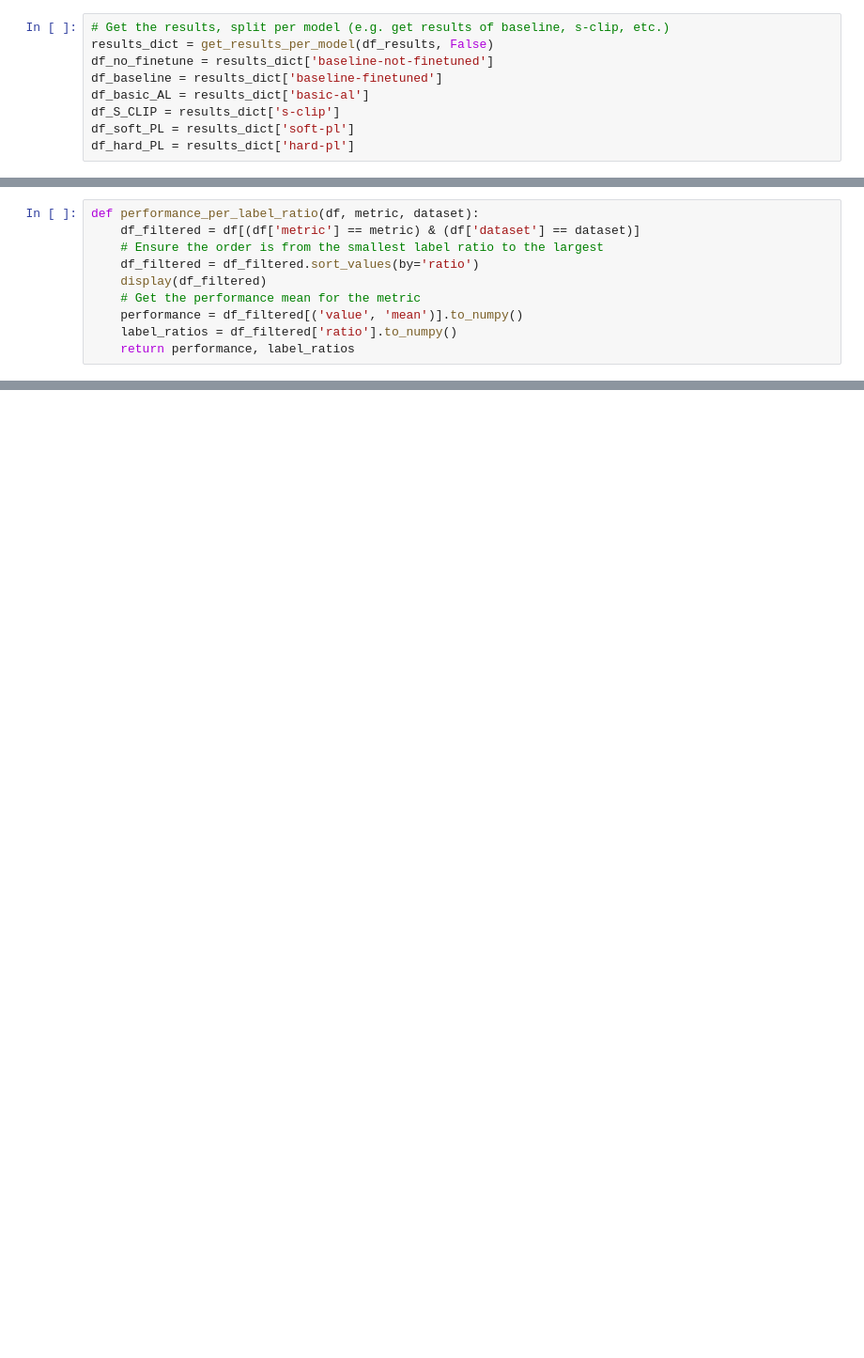
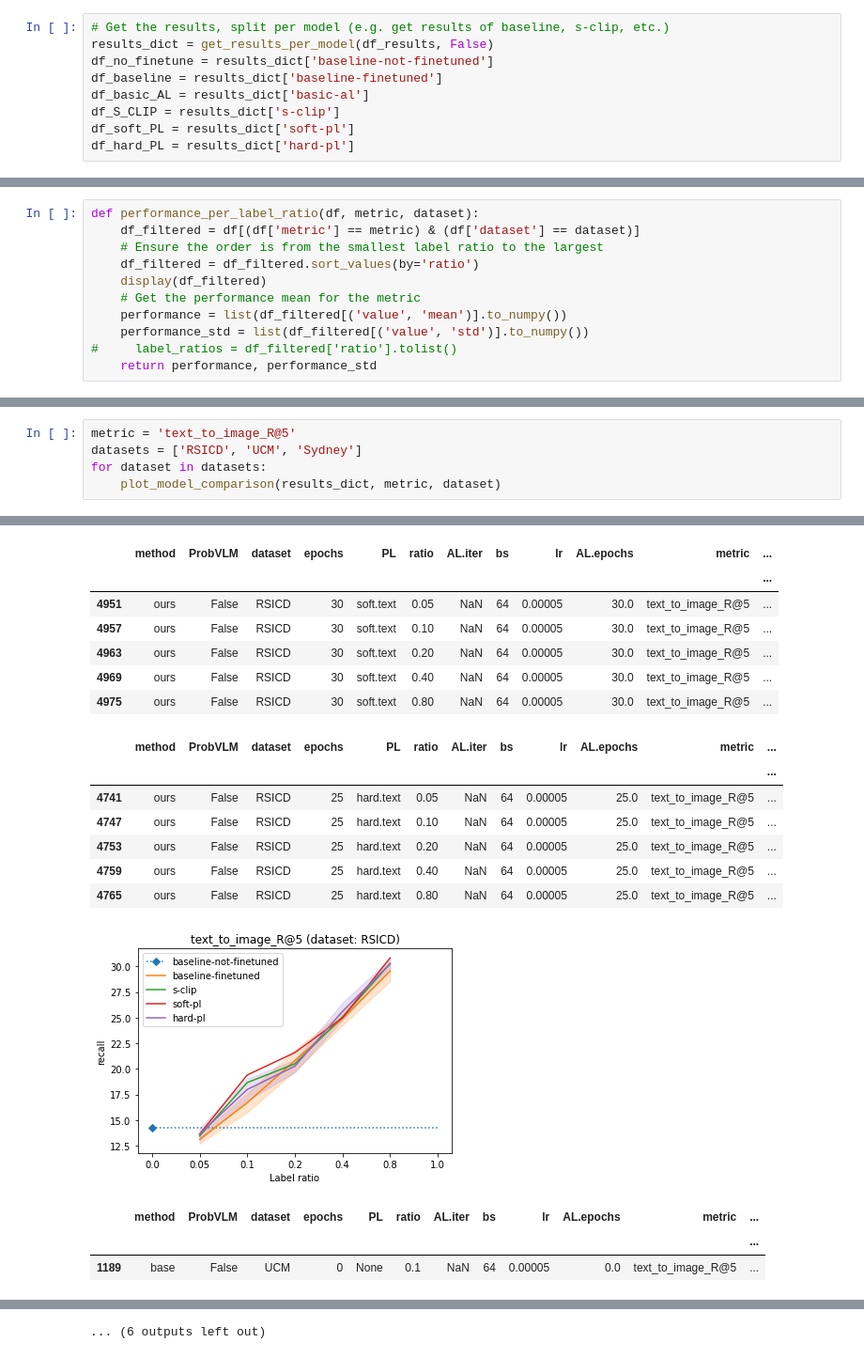
Before and after one commit to nataliehh/thesis2023-2024, a Jupyter notebook: results_analysis.ipynb, the cells around one changed output, grey strips where cells are left out. Shown at 94% size. Drawn from its saved outputs; the diff is of its cells as text; blank space fills up the shorter version.

```diff
--- a/results_analysis.ipynb
+++ b/results_analysis.ipynb
@@ -148,9 +445,10 @@ def performance_per_label_ratio(df, metric, dataset):
     df_filtered = df_filtered.sort_values(by='ratio')
     display(df_filtered)
     # Get the performance mean for the metric
-    performance = df_filtered[('value', 'mean')].to_numpy()
-    label_ratios = df_filtered['ratio'].to_numpy()
-    return performance, label_ratios
+    performance = list(df_filtered[('value', 'mean')].to_numpy())
+    performance_std = list(df_filtered[('value', 'std')].to_numpy())
+#     label_ratios = df_filtered['ratio'].tolist()
+    return performance, performance_std
 # %%
 import matplotlib.pyplot as plt
 def plot_model_comparison(results_dict, metric, dataset):
@@ -191,0 +703,6 @@ for dataset in datasets:
+# %%
+metric = 'text_to_image_R@5'
+datasets = ['RSICD', 'UCM', 'Sydney']
+for dataset in datasets:
+    plot_model_comparison(results_dict, metric, dataset)
+# %% [output]
@@ -191,0 +726,18 @@ for dataset in datasets:
+|  | method | ProbVLM | dataset | epochs | PL | ratio | AL.iter | bs | lr | AL.epochs | metric | ... |
+|  |  |  |  |  |  |  |  |  |  |  |  | ... |
+| 4951 | ours | False | RSICD | 30 | soft.text | 0.05 | NaN | 64 | 0.00005 | 30.0 | text_to_image_R@5 | ... |
+| 4957 | ours | False | RSICD | 30 | soft.text | 0.10 | NaN | 64 | 0.00005 | 30.0 | text_to_image_R@5 | ... |
+| 4963 | ours | False | RSICD | 30 | soft.text | 0.20 | NaN | 64 | 0.00005 | 30.0 | text_to_image_R@5 | ... |
+| 4969 | ours | False | RSICD | 30 | soft.text | 0.40 | NaN | 64 | 0.00005 | 30.0 | text_to_image_R@5 | ... |
+| 4975 | ours | False | RSICD | 30 | soft.text | 0.80 | NaN | 64 | 0.00005 | 30.0 | text_to_image_R@5 | ... |
+|  | method | ProbVLM | dataset | epochs | PL | ratio | AL.iter | bs | lr | AL.epochs | metric | ... |
+|  |  |  |  |  |  |  |  |  |  |  |  | ... |
+| 4741 | ours | False | RSICD | 25 | hard.text | 0.05 | NaN | 64 | 0.00005 | 25.0 | text_to_image_R@5 | ... |
+| 4747 | ours | False | RSICD | 25 | hard.text | 0.10 | NaN | 64 | 0.00005 | 25.0 | text_to_image_R@5 | ... |
+| 4753 | ours | False | RSICD | 25 | hard.text | 0.20 | NaN | 64 | 0.00005 | 25.0 | text_to_image_R@5 | ... |
+| 4759 | ours | False | RSICD | 25 | hard.text | 0.40 | NaN | 64 | 0.00005 | 25.0 | text_to_image_R@5 | ... |
+| 4765 | ours | False | RSICD | 25 | hard.text | 0.80 | NaN | 64 | 0.00005 | 25.0 | text_to_image_R@5 | ... |
+[figure, added]
+|  | method | ProbVLM | dataset | epochs | PL | ratio | AL.iter | bs | lr | AL.epochs | metric | ... |
+|  |  |  |  |  |  |  |  |  |  |  |  | ... |
+| 1189 | base | False | UCM | 0 | None | 0.1 | NaN | 64 | 0.00005 | 0.0 | text_to_image_R@5 | ... |
@@ -191,0 +773 @@ for dataset in datasets:
+... (6 outputs left out)
```
Also changed, not shown: parts of 20 cells of this notebook.
